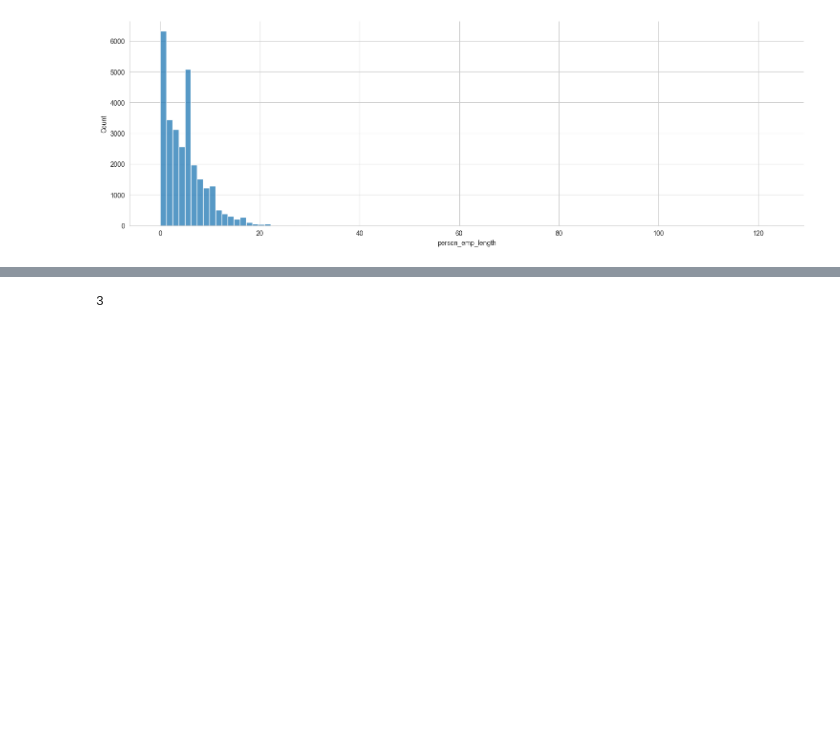
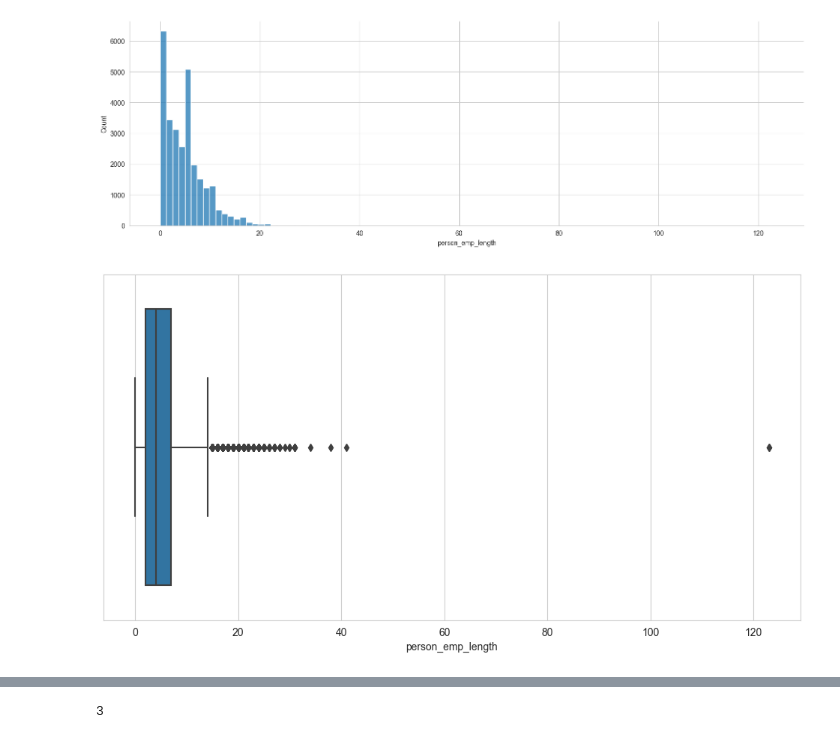
Before and after one commit to dgilrua/proyecto1-analitica, a Jupyter notebook: main.ipynb, the cells around one changed output, grey strips where cells are left out. Drawn from its saved outputs; the diff is of its cells as text; code cells hidden in the pictures; blank space fills up the shorter version.

```diff
--- a/main.ipynb
+++ b/main.ipynb
@@ -163,6 +175,6 @@ df[df['person_age'] > 100]['person_age'].count()
 # %%
 #eliminar las entradas de la variable person_age mayores a 100
-df = df[df['person_age'] <= 100]
+df = df[df['person_age'] <= 80]
 # %% [markdown]
 ### El mismo proceso se realiza para la variable person_emp_length
 # %%
@@ -171,3 +183,10 @@ sns.displot(df['person_emp_length'], kde=False, bins=100, aspect=3)
 plt.show()
 # %% [output]
 [figure]
+# %%
+#Grafico de caja de la variable person_emp_lenght para verificar outliers
+fig, ax = plt.subplots(figsize=(12, 6))
+sns.boxplot(x=df['person_emp_length'])
+plt.show()
+# %% [output]
+[figure, added]
```
Also changed, not shown: parts of 19 cells of this notebook.
